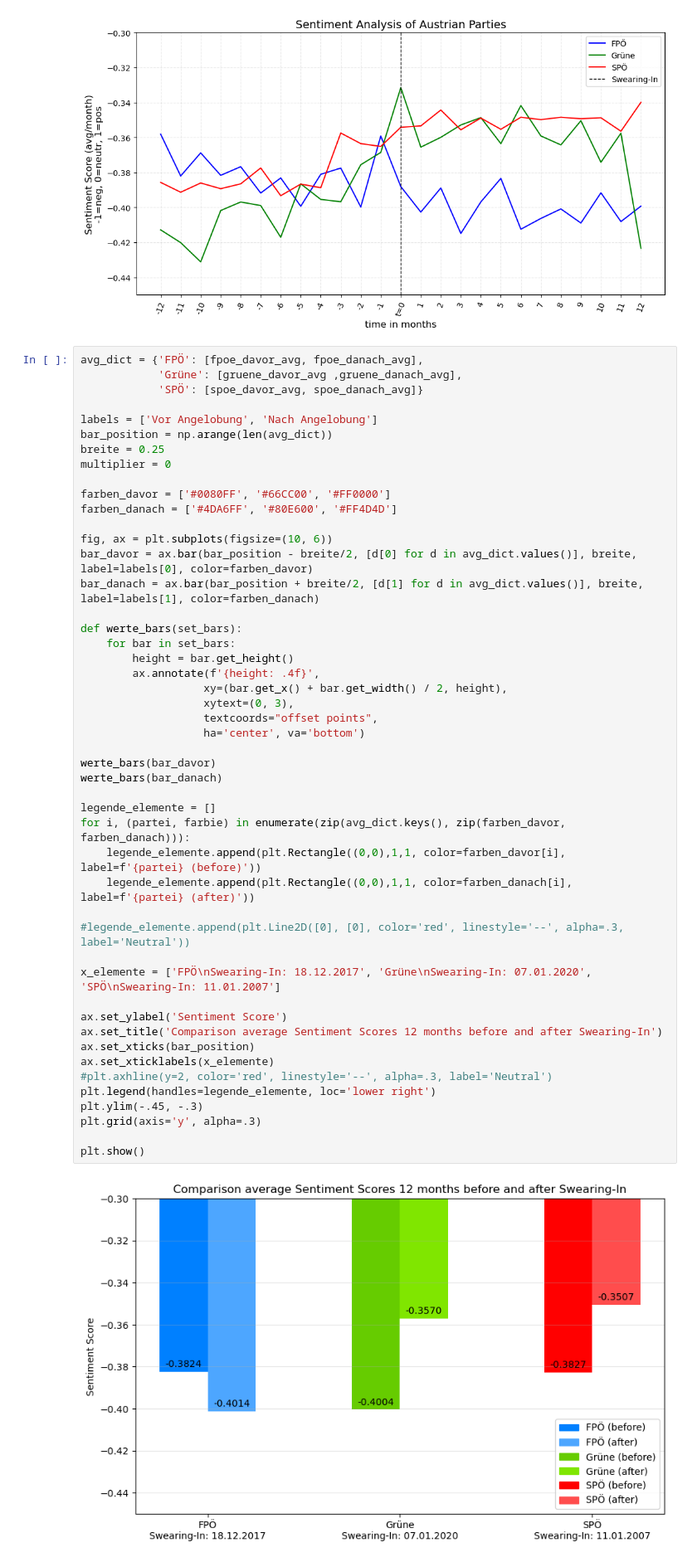
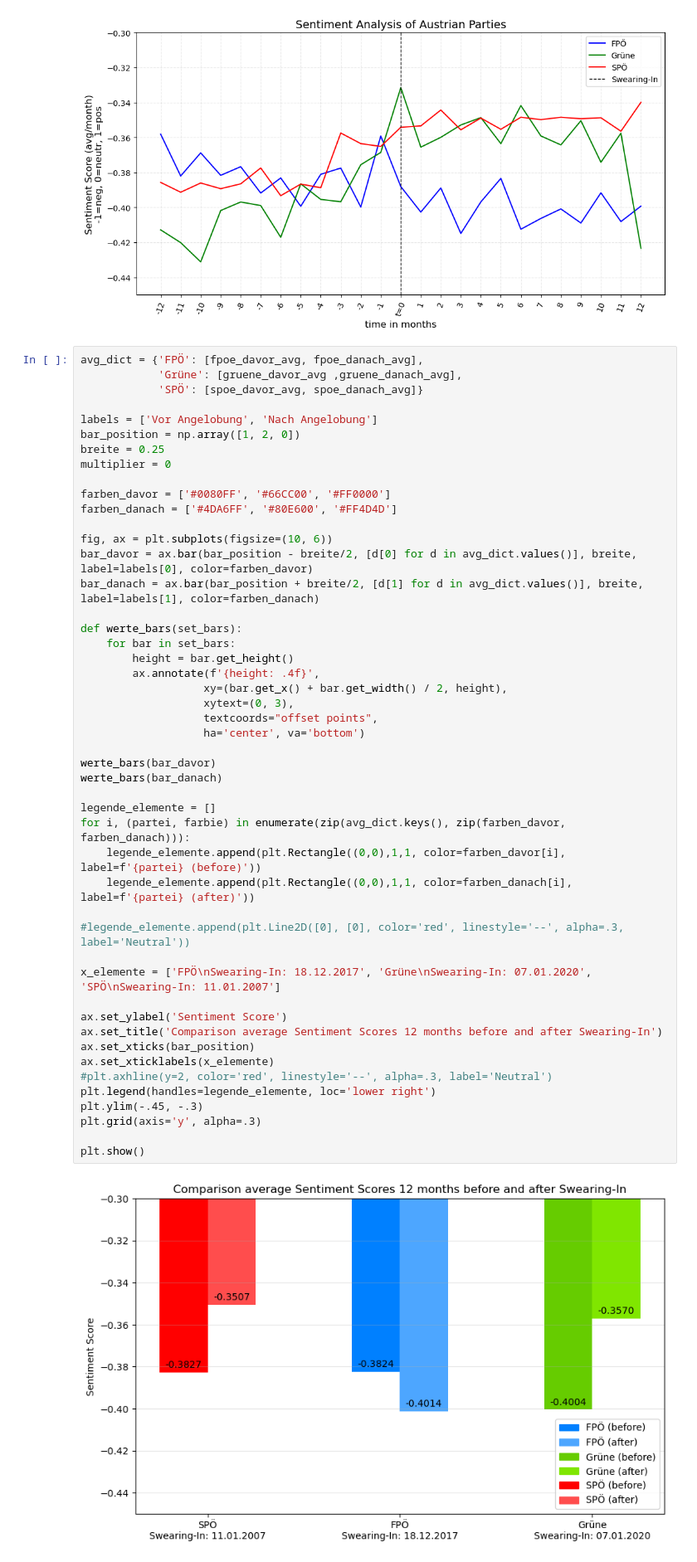
Before and after one commit to tomwalchhofer/fcss_group_project, a Jupyter notebook: analyse_n.ipynb, the cells around one changed output. Shown: that part at 83% size. Drawn from its saved outputs; the diff is of its cells as text.

```diff
--- a/analyse_n.ipynb
+++ b/analyse_n.ipynb
@@ -301,7 +301,7 @@ avg_dict = {'FPÖ': [fpoe_davor_avg, fpoe_danach_avg],
             'SPÖ': [spoe_davor_avg, spoe_danach_avg]}
 
 labels = ['Vor Angelobung', 'Nach Angelobung']
-bar_position = np.arange(len(avg_dict))
+bar_position = np.array([1, 2, 0])
 breite = 0.25
 multiplier = 0
 
@@ -317,31 +317,31 @@ def werte_bars(set_bars):
         height = bar.get_height()
         ax.annotate(f'{height: .4f}',
                    xy=(bar.get_x() + bar.get_width() / 2, height),
                    xytext=(0, 3),
                    textcoords="offset points",
                    ha='center', va='bottom')
 
 werte_bars(bar_davor)
 werte_bars(bar_danach)
 
 legende_elemente = []
 for i, (partei, farbie) in enumerate(zip(avg_dict.keys(), zip(farben_davor, farben_danach))):
     legende_elemente.append(plt.Rectangle((0,0),1,1, color=farben_davor[i], label=f'{partei} (before)'))
     legende_elemente.append(plt.Rectangle((0,0),1,1, color=farben_danach[i], label=f'{partei} (after)'))
 
 #legende_elemente.append(plt.Line2D([0], [0], color='red', linestyle='--', alpha=.3, label='Neutral'))
 
 x_elemente = ['FPÖ\nSwearing-In: 18.12.2017', 'Grüne\nSwearing-In: 07.01.2020', 'SPÖ\nSwearing-In: 11.01.2007']
 
 ax.set_ylabel('Sentiment Score')
 ax.set_title('Comparison average Sentiment Scores 12 months before and after Swearing-In')
 ax.set_xticks(bar_position)
 ax.set_xticklabels(x_elemente)
 #plt.axhline(y=2, color='red', linestyle='--', alpha=.3, label='Neutral')
 plt.legend(handles=legende_elemente, loc='lower right')
 plt.ylim(-.45, -.3)
 plt.grid(axis='y', alpha=.3)
 
 plt.show()
 # %% [output]
-[figure, old version]
+[figure, new version]
```
